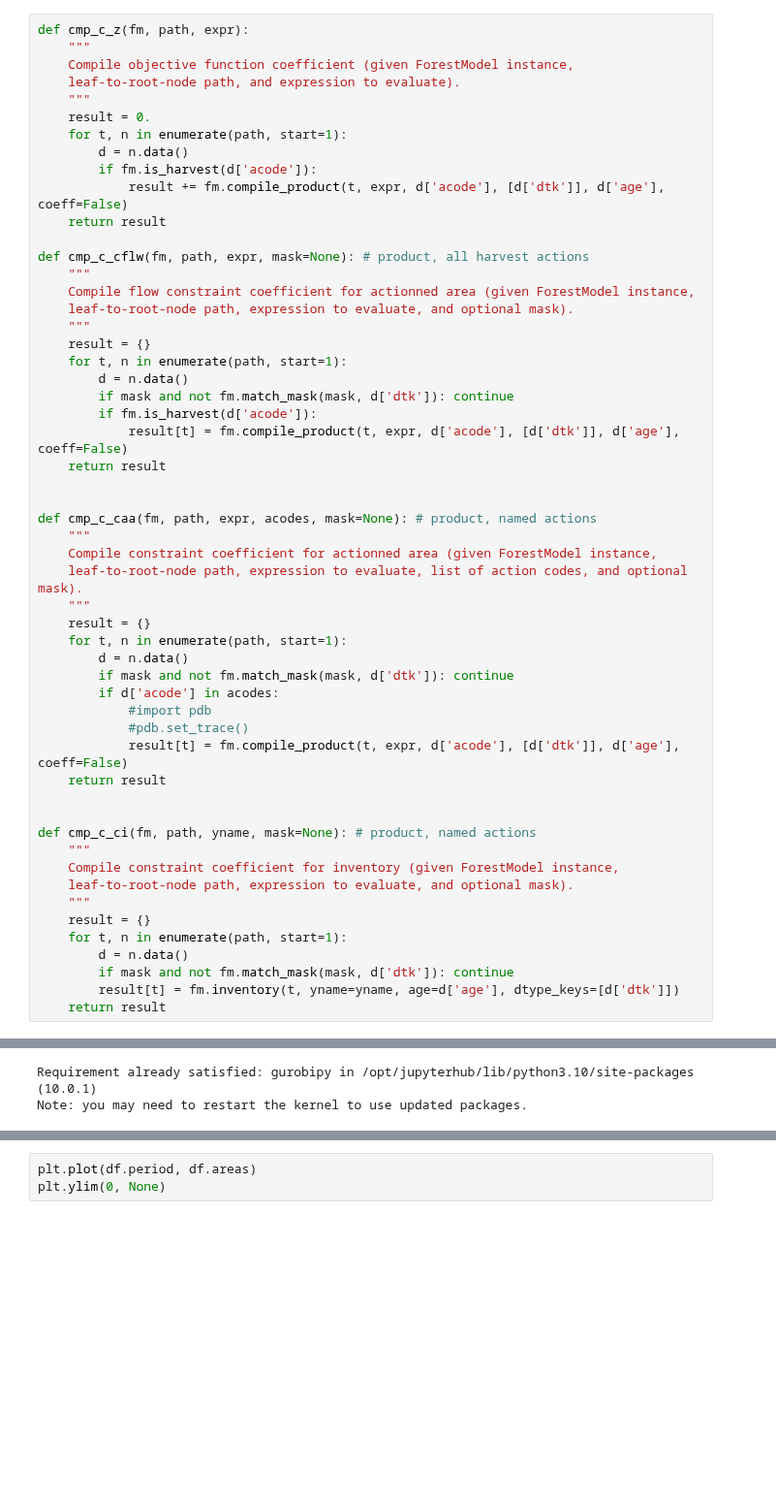
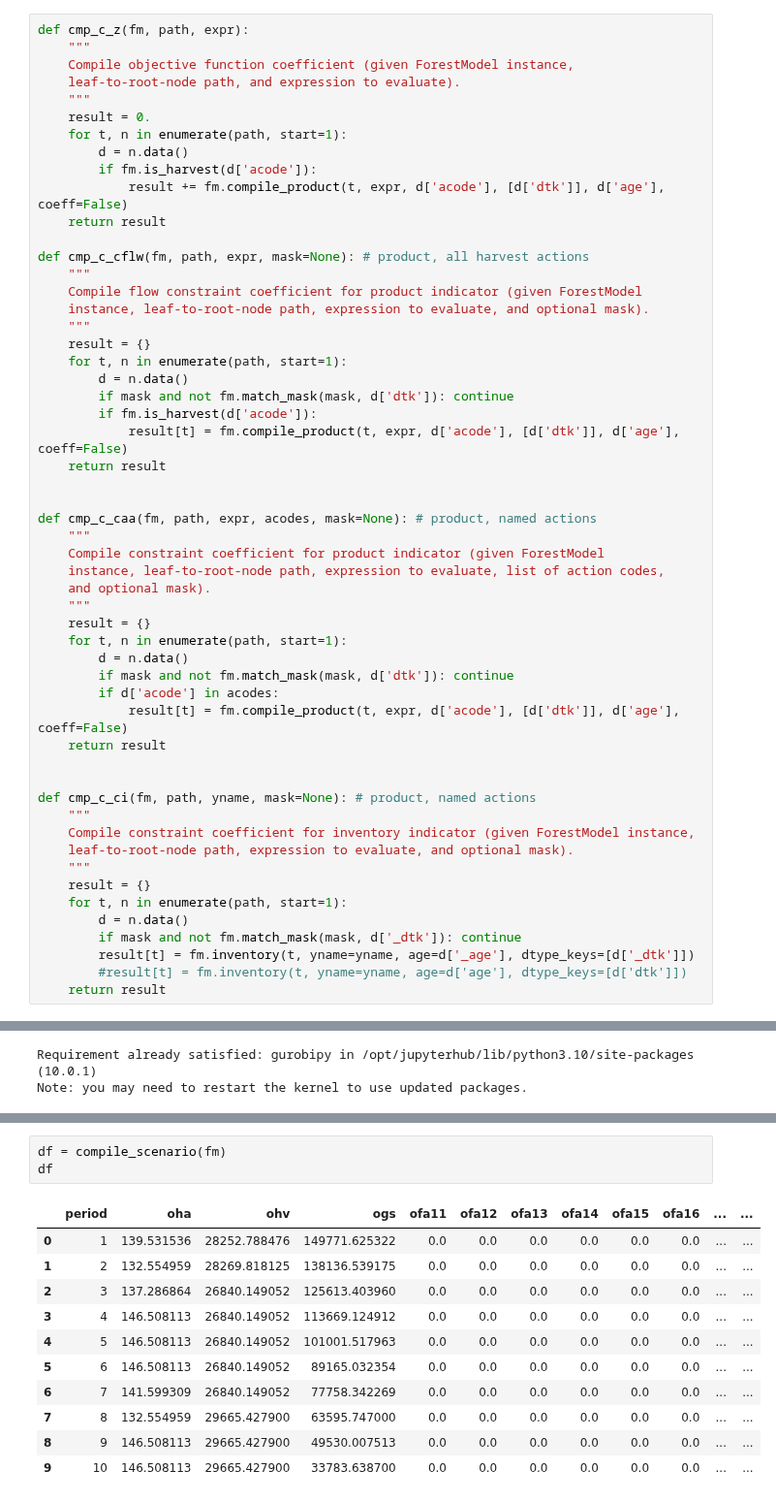
Before and after one commit to gparadis/model_prototype_0, a Jupyter notebook: model_run.ipynb, the cells around one changed output, grey strips where cells are left out. Shown at 97% size. Saved outputs shown, nothing was run; the diff lists cells and outputs as text; blank space fills up the shorter version.

```diff
--- a/model_run.ipynb
+++ b/model_run.ipynb
@@ -119,8 +91,8 @@ def cmp_c_z(fm, path, expr):
 
 def cmp_c_cflw(fm, path, expr, mask=None): # product, all harvest actions
     """
-    Compile flow constraint coefficient for actionned area (given ForestModel instance,
-    leaf-to-root-node path, expression to evaluate, and optional mask).
+    Compile flow constraint coefficient for product indicator (given ForestModel
+    instance, leaf-to-root-node path, expression to evaluate, and optional mask).
     """
     result = {}
     for t, n in enumerate(path, start=1):
@@ -133,30 +105,30 @@ def cmp_c_cflw(fm, path, expr, mask=None): # product, all harvest actions
 
 def cmp_c_caa(fm, path, expr, acodes, mask=None): # product, named actions
     """
-    Compile constraint coefficient for actionned area (given ForestModel instance,
-    leaf-to-root-node path, expression to evaluate, list of action codes, and optional mask).
+    Compile constraint coefficient for product indicator (given ForestModel
+    instance, leaf-to-root-node path, expression to evaluate, list of action codes,
+    and optional mask).
     """
     result = {}
     for t, n in enumerate(path, start=1):
         d = n.data()
         if mask and not fm.match_mask(mask, d['dtk']): continue
         if d['acode'] in acodes:
-            #import pdb
-            #pdb.set_trace()
             result[t] = fm.compile_product(t, expr, d['acode'], [d['dtk']], d['age'], coeff=False)
     return result
 
 
 def cmp_c_ci(fm, path, yname, mask=None): # product, named actions
     """
-    Compile constraint coefficient for inventory (given ForestModel instance,
+    Compile constraint coefficient for inventory indicator (given ForestModel instance,
     leaf-to-root-node path, expression to evaluate, and optional mask).
     """
     result = {}
     for t, n in enumerate(path, start=1):
         d = n.data()
-        if mask and not fm.match_mask(mask, d['dtk']): continue
-        result[t] = fm.inventory(t, yname=yname, age=d['age'], dtype_keys=[d['dtk']])
+        if mask and not fm.match_mask(mask, d['_dtk']): continue
+        result[t] = fm.inventory(t, yname=yname, age=d['_age'], dtype_keys=[d['_dtk']])
+        #result[t] = fm.inventory(t, yname=yname, age=d['age'], dtype_keys=[d['dtk']])
     return result
 # %% [markdown]
 Define a generic base scenario function, and link it to a dispatch function keyed on scenario name string (e.g., `base`).
@@ -313,4 +433,15 @@ df
 # %%
-plt.plot(df.period, df.areas)
-plt.ylim(0, None)
+df = compile_scenario(fm)
+df
 # %% [output]
+|  | period | oha | ohv | ogs | ofa11 | ofa12 | ofa13 | ofa14 | ofa15 | ofa16 | ... | ... |
+| 0 | 1 | 139.531536 | 28252.788476 | 149771.625322 | 0.0 | 0.0 | 0.0 | 0.0 | 0.0 | 0.0 | ... | ... |
+| 1 | 2 | 132.554959 | 28269.818125 | 138136.539175 | 0.0 | 0.0 | 0.0 | 0.0 | 0.0 | 0.0 | ... | ... |
+| 2 | 3 | 137.286864 | 26840.149052 | 125613.403960 | 0.0 | 0.0 | 0.0 | 0.0 | 0.0 | 0.0 | ... | ... |
+| 3 | 4 | 146.508113 | 26840.149052 | 113669.124912 | 0.0 | 0.0 | 0.0 | 0.0 | 0.0 | 0.0 | ... | ... |
+| 4 | 5 | 146.508113 | 26840.149052 | 101001.517963 | 0.0 | 0.0 | 0.0 | 0.0 | 0.0 | 0.0 | ... | ... |
+| 5 | 6 | 146.508113 | 26840.149052 | 89165.032354 | 0.0 | 0.0 | 0.0 | 0.0 | 0.0 | 0.0 | ... | ... |
+| 6 | 7 | 141.599309 | 26840.149052 | 77758.342269 | 0.0 | 0.0 | 0.0 | 0.0 | 0.0 | 0.0 | ... | ... |
+| 7 | 8 | 132.554959 | 29665.427900 | 63595.747000 | 0.0 | 0.0 | 0.0 | 0.0 | 0.0 | 0.0 | ... | ... |
+| 8 | 9 | 146.508113 | 29665.427900 | 49530.007513 | 0.0 | 0.0 | 0.0 | 0.0 | 0.0 | 0.0 | ... | ... |
+| 9 | 10 | 146.508113 | 29665.427900 | 33783.638700 | 0.0 | 0.0 | 0.0 | 0.0 | 0.0 | 0.0 | ... | ... |
```
Also changed, not shown: parts of 29 cells of this notebook, 2 other files.
